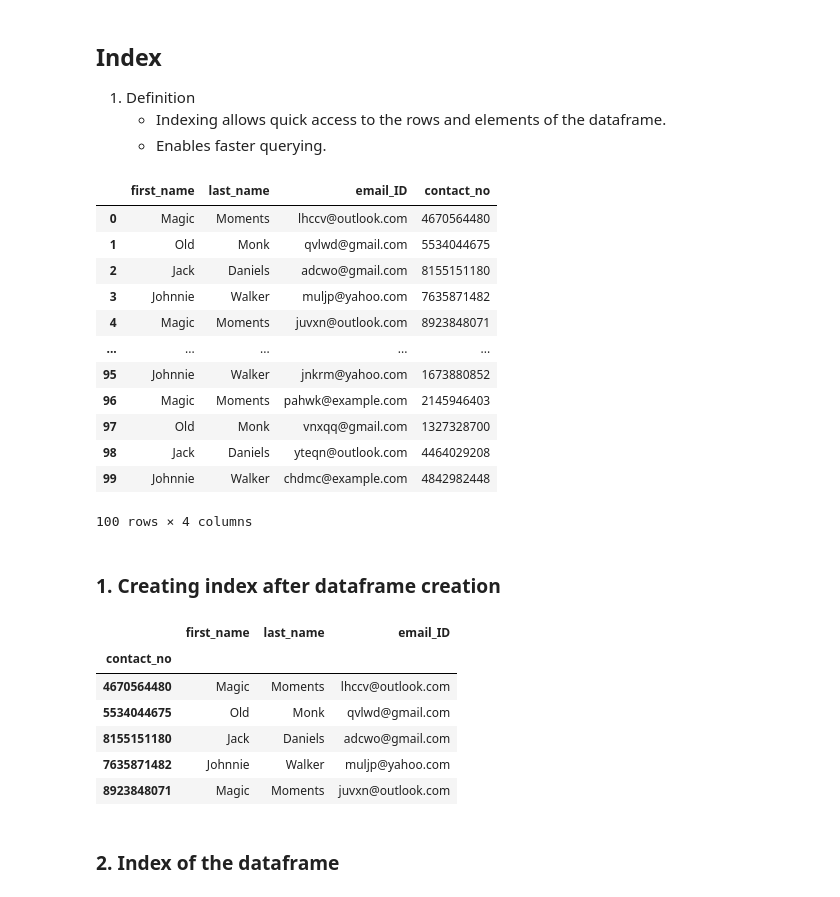
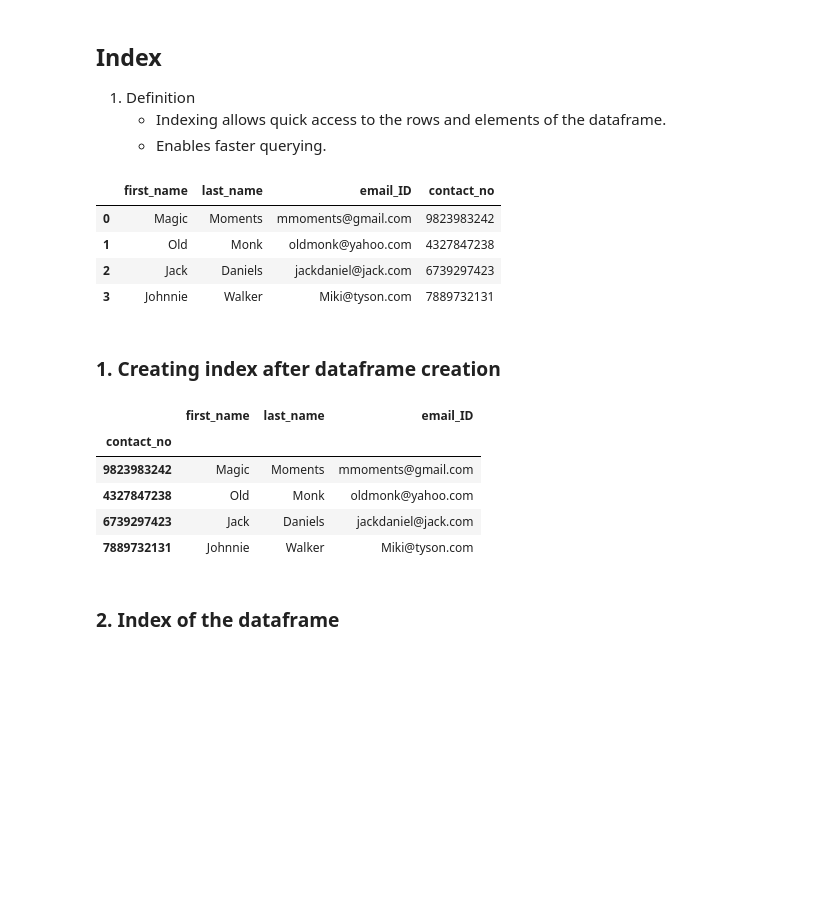
Before and after one commit to vixaiganxk/pandas-notes, a Jupyter notebook: index.ipynb, the cells around one changed output. Saved outputs shown, nothing was run; the diff lists cells and outputs as text; code cells hidden in the pictures; blank space fills up the shorter version.

```diff
--- a/index.ipynb
+++ b/index.ipynb
@@ -8,32 +8,21 @@
 # %%
 #Creating dataframe
 import pandas as pd
 people = {
-    'first_name': ['Magic', 'Old', 'Jack', 'Johnnie', 'Alice', 'Bob', 'Jack', 'Old', 'Eva', 'Frank', 'Alice', 'Jack'],
-    'last_name': ['Moments', 'Monk', 'Daniels', 'Walker', 'Smith', 'Monk', 'Lee', 'Miller', 'Clark', 'Davis', 'Clark', 'Andras'],
-    'email_ID': ['magicmoments@gmail.com', 'oldmonk@yahoo.com', 'jackdaniel@jack.com', 'johnniewalker@email.com',
-                 'alice.smith@example.com', 'bob.johnson@redmail.com', 'jack.lee@example.com', 'old.miller@example.com',
-                 'eva.clark@gmail.com', 'frank.davis@expedia.com', 'aliceclar@aws.com', 'jackandras@outlook.com'],
-    'contact_no': [9823983242, 4327847238, 6739297423, 9124870439, 8936839800, 6973491820, 9896427123, 7843288324, 5558765432, 8843170957, 7004677862, 8124676874]
+    'first_name': ['Magic', 'Old', 'Jack', 'Johnnie'],
+    'last_name': ['Moments', 'Monk', 'Daniels', 'Walker'],
+    'email_ID': ['mmoments@gmail.com', 'oldmonk@yahoo.com', 'jackdaniel@jack.com', 'Miki@tyson.com'],
+    'contact_no': [9823983242, 4327847238, 6739297423, 7889732131]
 }
 
-
-people_df = pd.DataFrame(result)
+people_df = pd.DataFrame(people)
 people_df
 # %% [output]
 |  | first_name | last_name | email_ID | contact_no |
-| 0 | Magic | Moments | lhccv@outlook.com | 4670564480 |
-| 1 | Old | Monk | qvlwd@gmail.com | 5534044675 |
-| 2 | Jack | Daniels | adcwo@gmail.com | 8155151180 |
-| 3 | Johnnie | Walker | muljp@yahoo.com | 7635871482 |
-| 4 | Magic | Moments | juvxn@outlook.com | 8923848071 |
-| ... | ... | ... | ... | ... |
-| 95 | Johnnie | Walker | jnkrm@yahoo.com | 1673880852 |
-| 96 | Magic | Moments | pahwk@example.com | 2145946403 |
-| 97 | Old | Monk | vnxqq@gmail.com | 1327328700 |
-| 98 | Jack | Daniels | yteqn@outlook.com | 4464029208 |
-| 99 | Johnnie | Walker | chdmc@example.com | 4842982448 |
+| 0 | Magic | Moments | mmoments@gmail.com | 9823983242 |
+| 1 | Old | Monk | oldmonk@yahoo.com | 4327847238 |
+| 2 | Jack | Daniels | jackdaniel@jack.com | 6739297423 |
+| 3 | Johnnie | Walker | Miki@tyson.com | 7889732131 |
-100 rows × 4 columns
 # %% [markdown]
 ### 1. Creating index after dataframe creation
 # %%
@@ -46,11 +35,10 @@ people_df.head()
 # %% [output]
 |  | first_name | last_name | email_ID |
 | contact_no |  |  |  |
-| 4670564480 | Magic | Moments | lhccv@outlook.com |
-| 5534044675 | Old | Monk | qvlwd@gmail.com |
-| 8155151180 | Jack | Daniels | adcwo@gmail.com |
-| 7635871482 | Johnnie | Walker | muljp@yahoo.com |
-| 8923848071 | Magic | Moments | juvxn@outlook.com |
+| 9823983242 | Magic | Moments | mmoments@gmail.com |
+| 4327847238 | Old | Monk | oldmonk@yahoo.com |
+| 6739297423 | Jack | Daniels | jackdaniel@jack.com |
+| 7889732131 | Johnnie | Walker | Miki@tyson.com |
 # %% [markdown]
 ### 2. Index of the dataframe
 # %%
```
Also changed, not shown: parts of 4 cells of this notebook, 3 other files.
